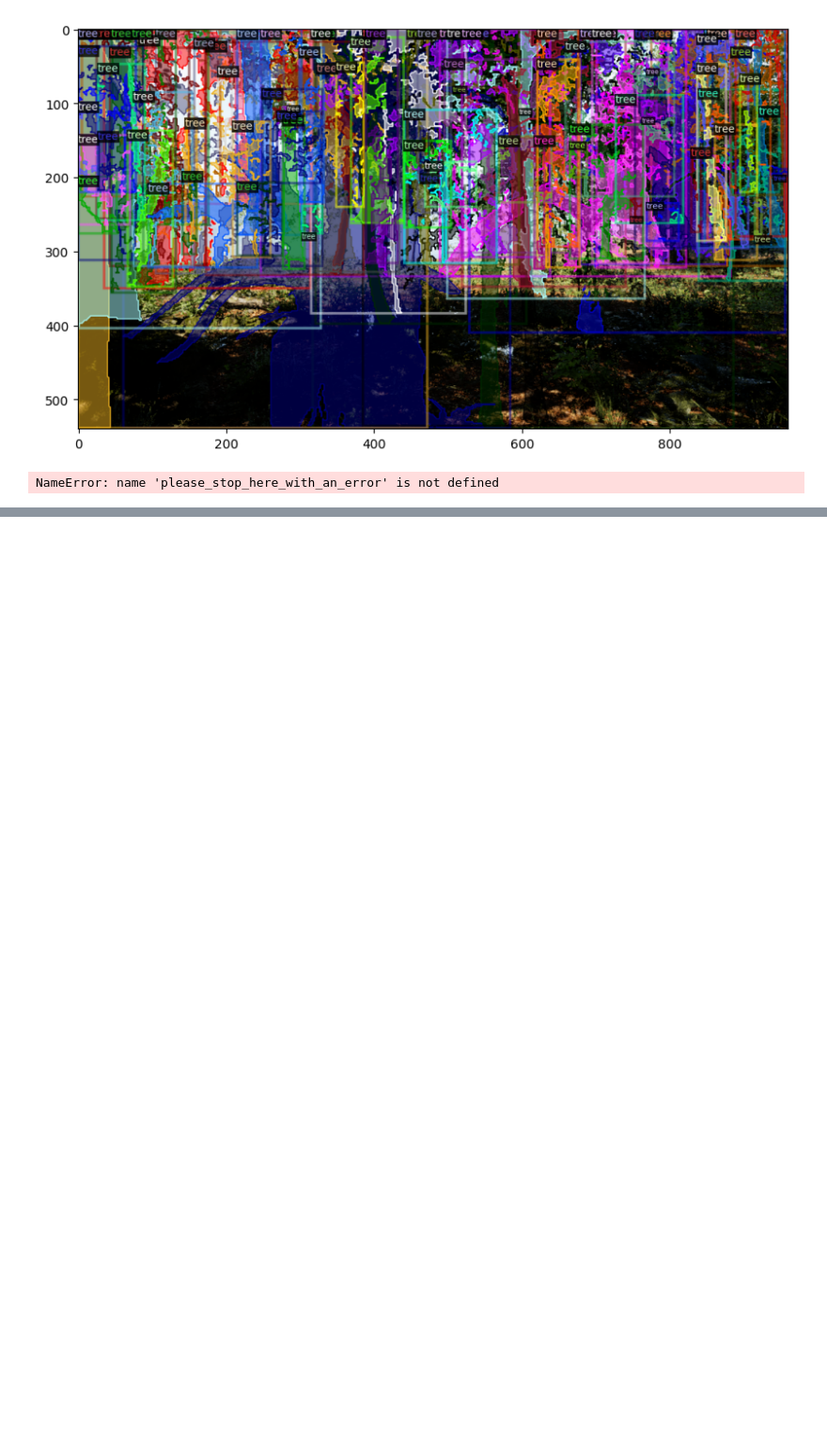
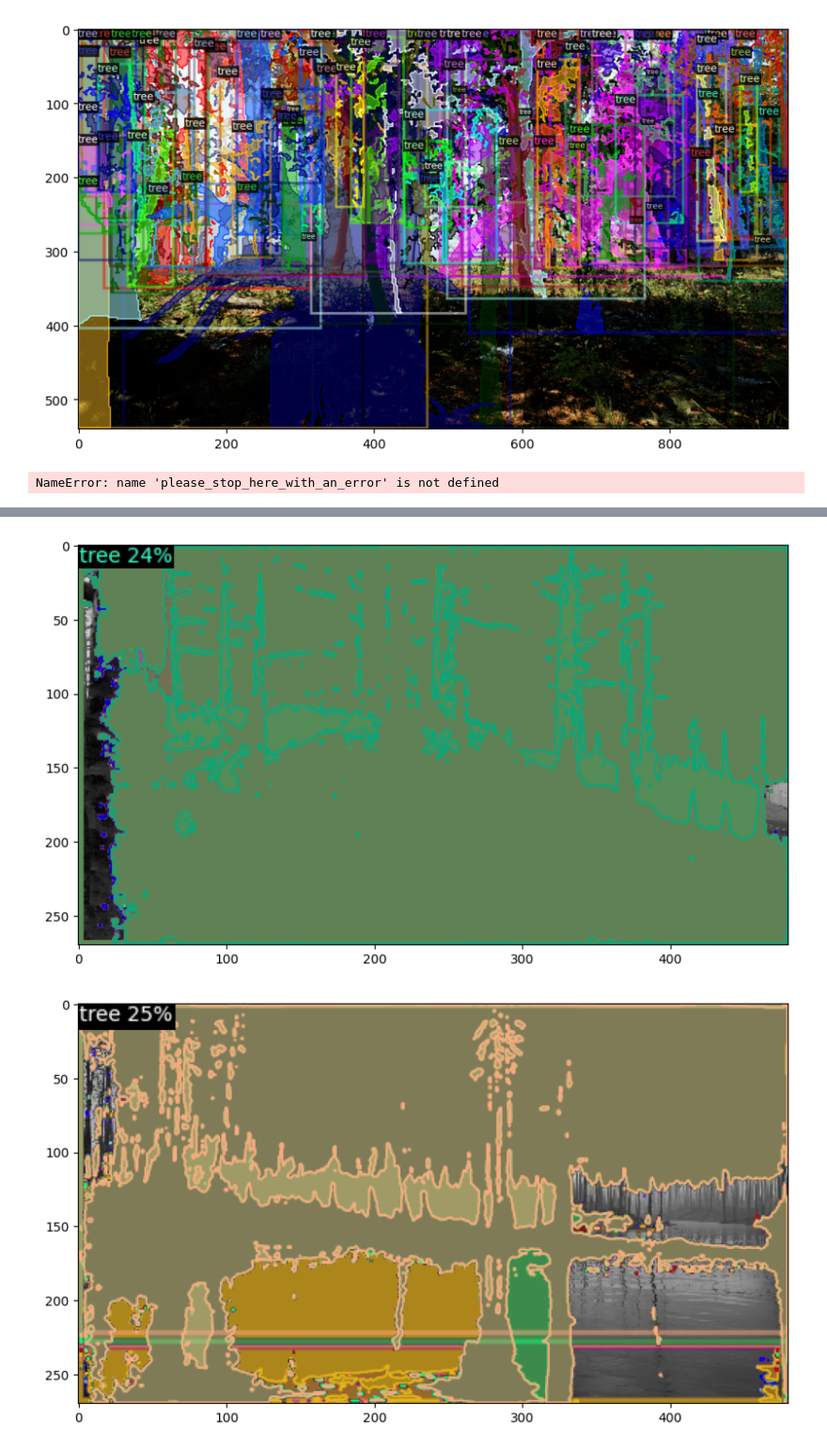
Before and after one commit to 4ndr3aR/MaskDINO, a Jupyter notebook: maskdino-spread-instance-segmentation.ipynb, the cells around one changed output, grey strips where cells are left out. Shown at 94% size. Drawn from its saved outputs; the diff is of its cells as text; code cells hidden in the pictures; blank space fills up the shorter version.

Commit message:
Finished a training without instances...

```diff
--- a/maskdino-spread-instance-segmentation.ipynb
+++ b/maskdino-spread-instance-segmentation.ipynb
@@ -861,0 +908,8 @@ trainer.train()
+# %%
+from detectron2.engine import DefaultPredictor
+# Inference should use the config with parameters that are used in training
+# cfg now already contains everything we've set previously. We changed it a little bit for inference:
+#cfg.MODEL.WEIGHTS = os.path.join(cfg.OUTPUT_DIR, "maskdino_model_final.pth")  # path to the model we just trained
+cfg.MODEL.WEIGHTS = ""
+cfg.MODEL.ROI_HEADS.SCORE_THRESH_TEST = 0.5   # set a custom testing threshold
+predictor = DefaultPredictor(cfg)
@@ -861,0 +919,8 @@ trainer.train()
+# %%
+spread_dataset_valid = None
+for dataset in catalog.list():
+    if 'spread' and 'valid' in dataset:
+        spread_dataset_valid = dataset
+
+valid_metadata      = MetadataCatalog.get(spread_dataset_valid)
+valid_dataset_dicts = DatasetCatalog.get (spread_dataset_valid)
@@ -861,0 +930,16 @@ trainer.train()
+# %%
+from detectron2.utils.visualizer import ColorMode
+
+for d in random.sample(valid_dataset_dicts, 2):    #select number of images for display
+    im = cv2.imread(d["file_name"])
+    outputs = predictor(im)
+    v = Visualizer(im[:, :, ::-1],
+                   metadata=valid_metadata,
+                   scale=0.5,
+                   instance_mode=ColorMode.IMAGE_BW   # remove the colors of unsegmented pixels. This option is only available for segmentation models
+    )
+    out = v.draw_instance_predictions(outputs["instances"].to("cpu"))
+    cv2_imshow(out.get_image()[:, :, ::-1])
+# %% [output]
+[figure, added]
+[figure, added]
```
Also changed, not shown: parts of 5 cells of this notebook.
